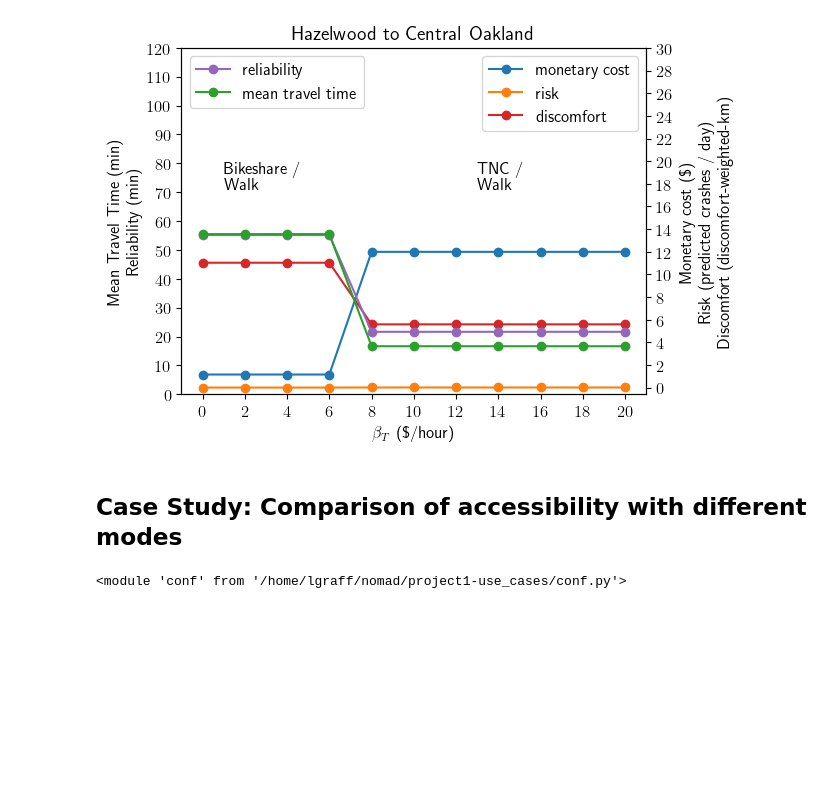
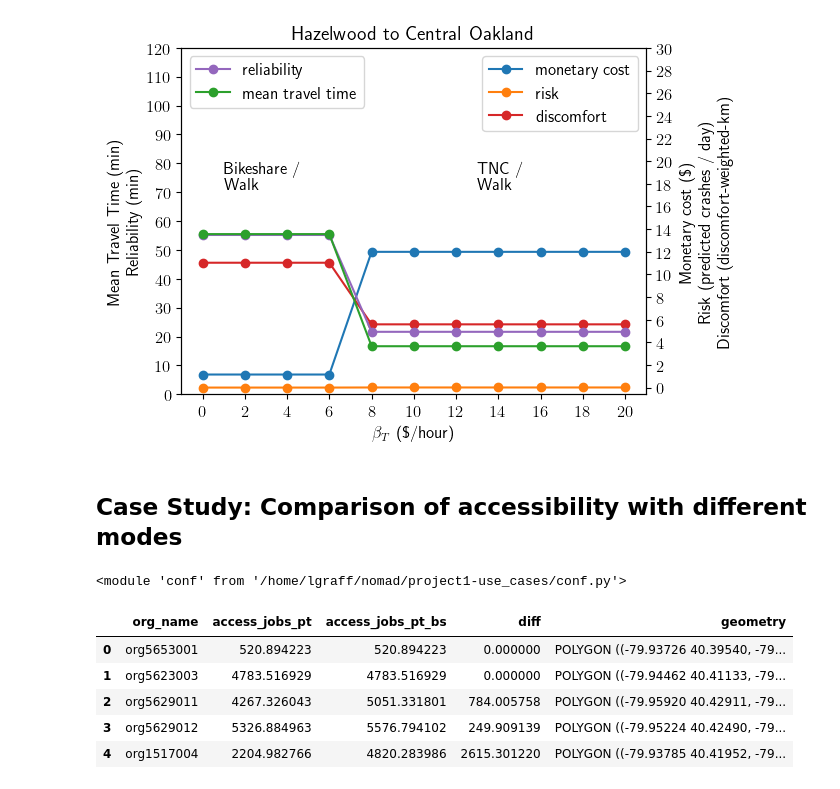
Before and after one commit to lgraff/nomad, a Jupyter notebook: project1-use_cases/plots.ipynb, the cells around one changed output. Saved outputs shown, nothing was run; the diff lists cells and outputs as text; code cells hidden in the pictures; blank space fills up the shorter version.

```diff
--- a/project1-use_cases/plots.ipynb
+++ b/project1-use_cases/plots.ipynb
@@ -429,6 +430,15 @@ df_cum_opps_pt_bs = calc_cum_opps(od_matrix_pt_bs, 'rel_min', gdf_jobs, 'opp_job
 df_cum_opps = pd.merge(df_cum_opps_pt, df_cum_opps_pt_bs, on='org_name', how='inner', suffixes=['_pt','_pt_bs'])
 df_cum_opps['diff'] = df_cum_opps['access_jobs_pt_bs'] - df_cum_opps['access_jobs_pt']
 df_cum_opps = gpd.GeoDataFrame(pd.merge(df_cum_opps, gdf_origins[['org_name','geometry']], on='org_name', how='right'))
+# %%
+df_cum_opps.head()
+# %% [output]
+|  | org_name | access_jobs_pt | access_jobs_pt_bs | diff | geometry |
+| 0 | org5653001 | 520.894223 | 520.894223 | 0.000000 | POLYGON ((-79.93726 40.39540, -79... |
+| 1 | org5623003 | 4783.516929 | 4783.516929 | 0.000000 | POLYGON ((-79.94462 40.41133, -79... |
+| 2 | org5629011 | 4267.326043 | 5051.331801 | 784.005758 | POLYGON ((-79.95920 40.42911, -79... |
+| 3 | org5629012 | 5326.884963 | 5576.794102 | 249.909139 | POLYGON ((-79.95224 40.42490, -79... |
+| 4 | org1517004 | 2204.982766 | 4820.283986 | 2615.301220 | POLYGON ((-79.93785 40.41952, -79... |
 # %%
 # --------------------------------
 # Plot cumulative opportunities difference (PT+BS vs PT)
```
Also changed, not shown: parts of 8 cells of this notebook, 2 other files.
